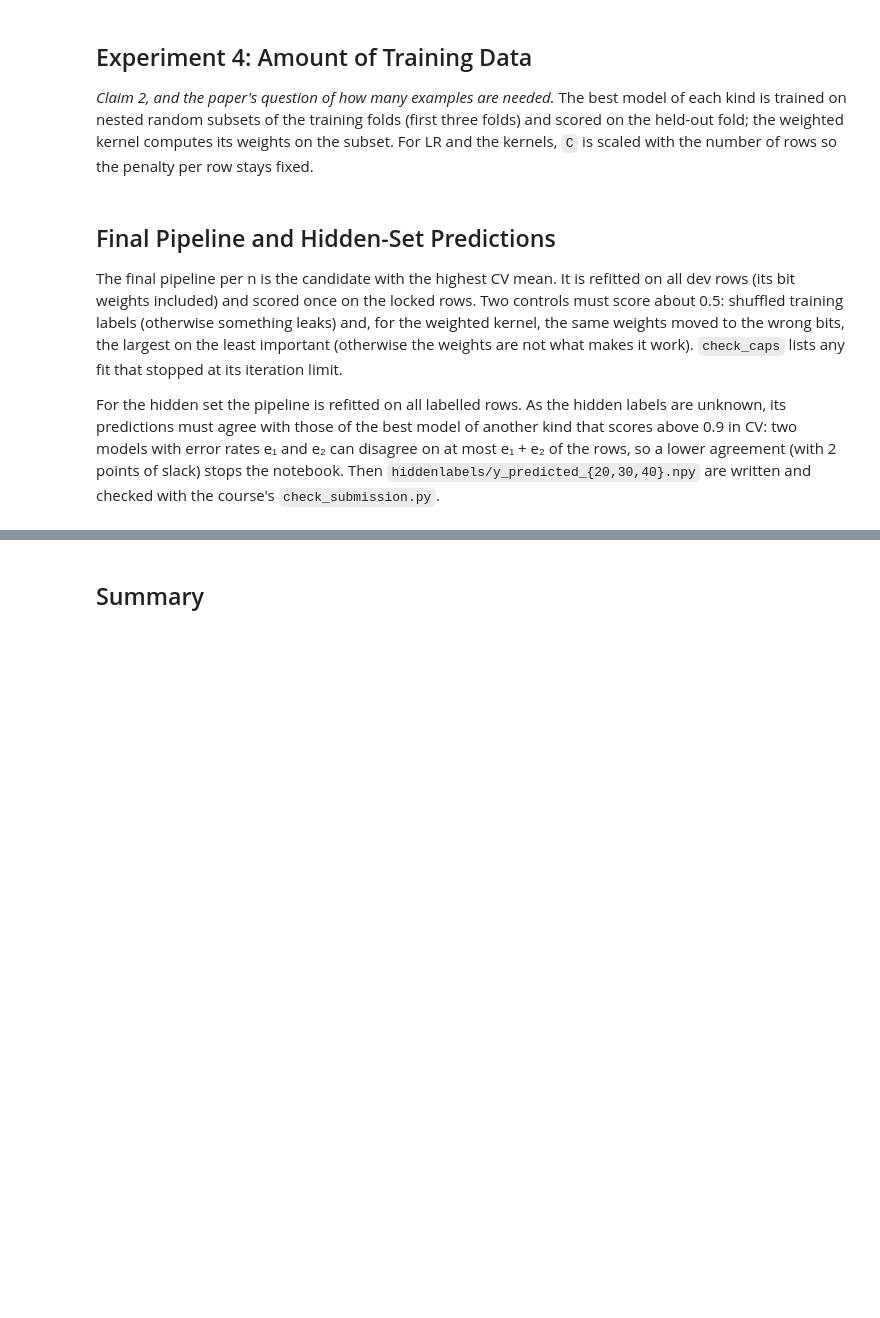
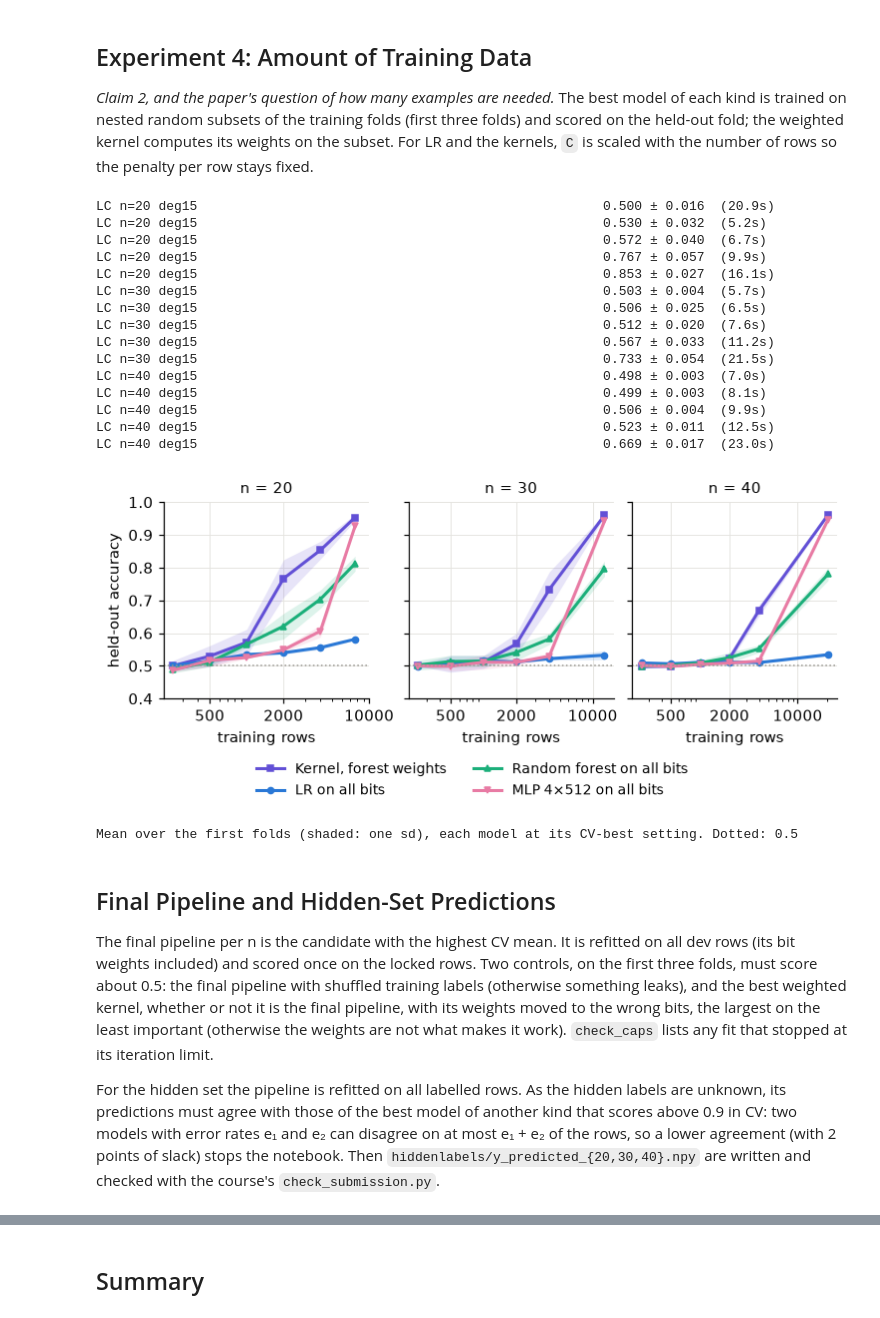
Before and after one commit to liwilz/kryptonite-cw, a Jupyter notebook: src/ModelExperiments/Experiments.ipynb, the cells around one changed output, grey strips where cells are left out. Drawn from its saved outputs; the diff is of its cells as text; code cells hidden in the pictures; blank space fills up the shorter version.

Commit message:
new run of model predictions with hiddenlabel predictions

```diff
--- a/src/ModelExperiments/Experiments.ipynb
+++ b/src/ModelExperiments/Experiments.ipynb
@@ -87,11 +176,29 @@ et.fig_degree()
 
 *Claim 2, and the paper's question of how many examples are needed.* The best model of each kind is trained on nested random subsets of the training folds (first three folds) and scored on the held-out fold; the weighted kernel computes its weights on the subset. For LR and the kernels, `C` is scaled with the number of rows so the penalty per row stays fixed.
 # %%
-et.fig_learning_curves(et.run_learning_curves())
+exp4_data_size.fig_learning_curves(exp4_data_size.run_learning_curves())
+# %% [output]
+LC n=20 deg15                                                    0.500 ± 0.016  (20.9s)
+LC n=20 deg15                                                    0.530 ± 0.032  (5.2s)
+LC n=20 deg15                                                    0.572 ± 0.040  (6.7s)
+LC n=20 deg15                                                    0.767 ± 0.057  (9.9s)
+LC n=20 deg15                                                    0.853 ± 0.027  (16.1s)
+LC n=30 deg15                                                    0.503 ± 0.004  (5.7s)
+LC n=30 deg15                                                    0.506 ± 0.025  (6.5s)
+LC n=30 deg15                                                    0.512 ± 0.020  (7.6s)
+LC n=30 deg15                                                    0.567 ± 0.033  (11.2s)
+LC n=30 deg15                                                    0.733 ± 0.054  (21.5s)
+LC n=40 deg15                                                    0.498 ± 0.003  (7.0s)
+LC n=40 deg15                                                    0.499 ± 0.003  (8.1s)
+LC n=40 deg15                                                    0.506 ± 0.004  (9.9s)
+LC n=40 deg15                                                    0.523 ± 0.011  (12.5s)
+LC n=40 deg15                                                    0.669 ± 0.017  (23.0s)
+[figure, added]
+Mean over the first folds (shaded: one sd), each model at its CV-best setting. Dotted: 0.5
 # %% [markdown]
 ## Final Pipeline and Hidden-Set Predictions
 
-The final pipeline per n is the candidate with the highest CV mean. It is refitted on all dev rows (its bit weights included) and scored once on the locked rows. Two controls must score about 0.5: shuffled training labels (otherwise something leaks) and, for the weighted kernel, the same weights moved to the wrong bits, the largest on the least important (otherwise the weights are not what makes it work). `check_caps` lists any fit that stopped at its iteration limit.
+The final pipeline per n is the candidate with the highest CV mean. It is refitted on all dev rows (its bit weights included) and scored once on the locked rows. Two controls, on the first three folds, must score about 0.5: the final pipeline with shuffled training labels (otherwise something leaks), and the best weighted kernel, whether or not it is the final pipeline, with its weights moved to the wrong bits, the largest on the least important (otherwise the weights are not what makes it work). `check_caps` lists any fit that stopped at its iteration limit.
 
 For the hidden set the pipeline is refitted on all labelled rows. As the hidden labels are unknown, its predictions must agree with those of the best model of another kind that scores above 0.9 in CV: two models with error rates e₁ and e₂ can disagree on at most e₁ + e₂ of the rows, so a lower agreement (with 2 points of slack) stops the notebook. Then `hiddenlabels/y_predicted_{20,30,40}.npy` are written and checked with the course's `check_submission.py`.
 # %%
```
Also changed, not shown: parts of 16 cells of this notebook, 15 other files.
